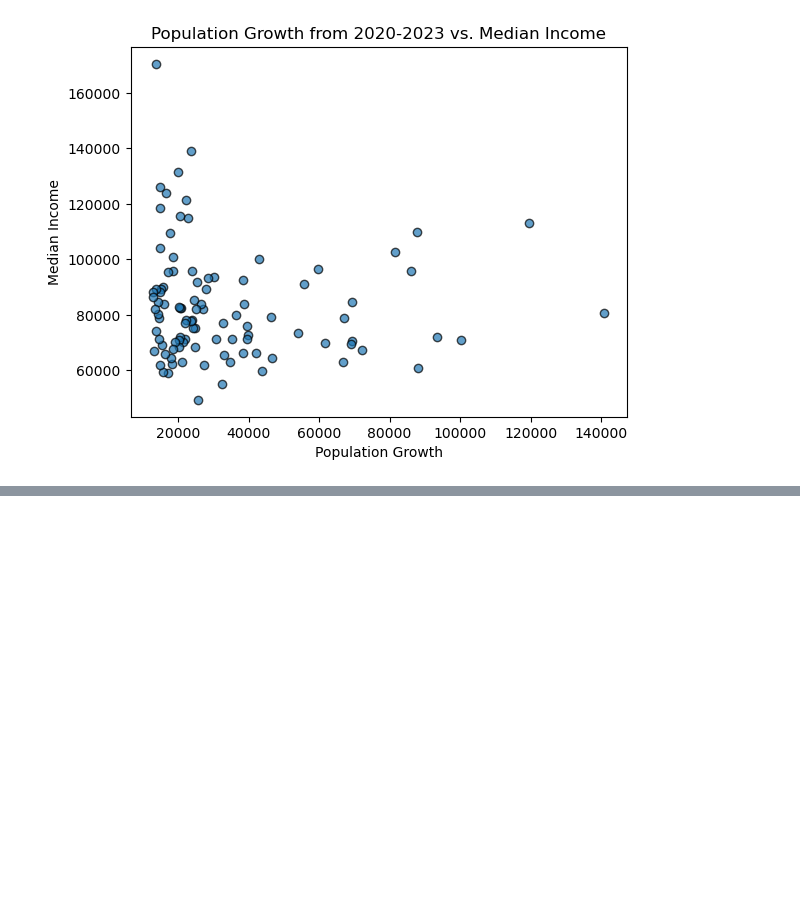
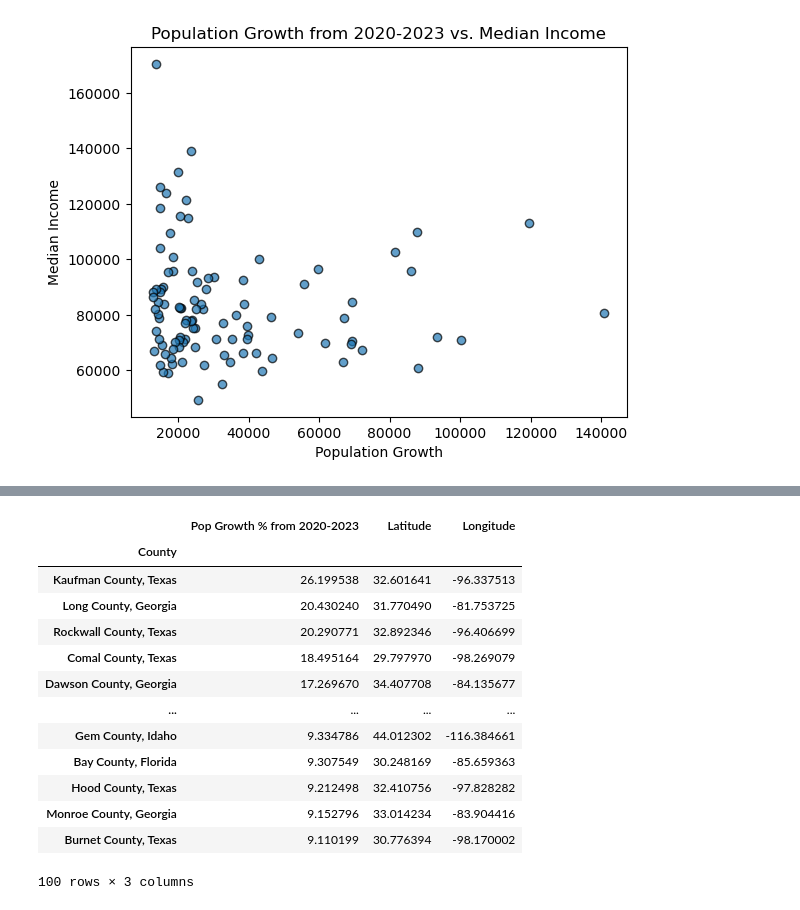
Before and after one commit to smsimba225/Project_1, a Jupyter notebook: Project1_Owen.ipynb, the cells around one changed output, grey strips where cells are left out. Saved outputs shown, nothing was run; the diff lists cells and outputs as text; code cells hidden in the pictures; blank space fills up the shorter version.

```diff
--- a/Project1_Owen.ipynb
+++ b/Project1_Owen.ipynb
@@ -39,6 +41,8 @@ population_county_pd['2020']=population_county_pd['2020'].astype(int)
 population_county_pd['2021']=population_county_pd['2021'].astype(int)
 population_county_pd['2022']=population_county_pd['2022'].astype(int)
 population_county_pd['2023']=population_county_pd['2023'].astype(int)
+# %%
+pop_growth_percent = population_county_pd.copy()
 # %%
 population_county_pd['Pop Growth from 2020-2023']=population_county_pd['2023']-population_county_pd['2020']
 population_county_pd.head()
@@ -214,0 +293,17 @@ mapplot
+# %%
+pop_growth_percentmerge
+# %% [output]
+|  | Pop Growth % from 2020-2023 | Latitude | Longitude |
+| County |  |  |  |
+| Kaufman County, Texas | 26.199538 | 32.601641 | -96.337513 |
+| Long County, Georgia | 20.430240 | 31.770490 | -81.753725 |
+| Rockwall County, Texas | 20.290771 | 32.892346 | -96.406699 |
+| Comal County, Texas | 18.495164 | 29.797970 | -98.269079 |
+| Dawson County, Georgia | 17.269670 | 34.407708 | -84.135677 |
+| ... | ... | ... | ... |
+| Gem County, Idaho | 9.334786 | 44.012302 | -116.384661 |
+| Bay County, Florida | 9.307549 | 30.248169 | -85.659363 |
+| Hood County, Texas | 9.212498 | 32.410756 | -97.828282 |
+| Monroe County, Georgia | 9.152796 | 33.014234 | -83.904416 |
+| Burnet County, Texas | 9.110199 | 30.776394 | -98.170002 |
+100 rows × 3 columns
```
Also changed, not shown: parts of 14 cells of this notebook, 2 other files.
